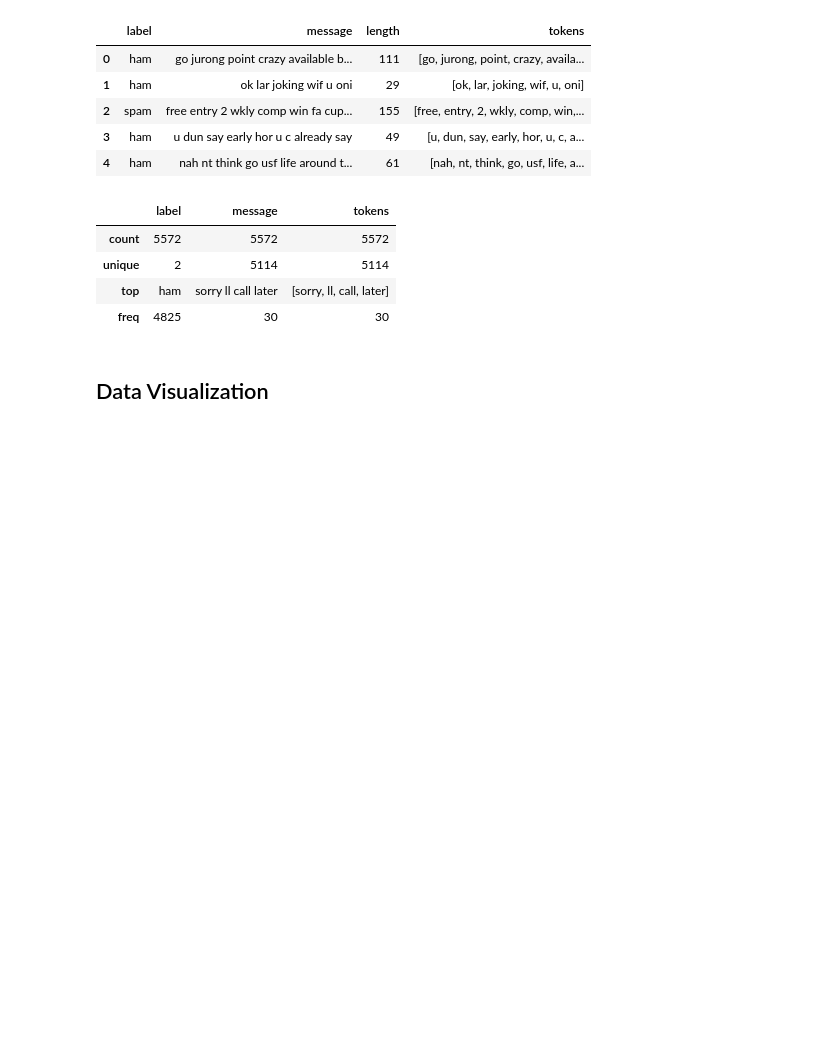
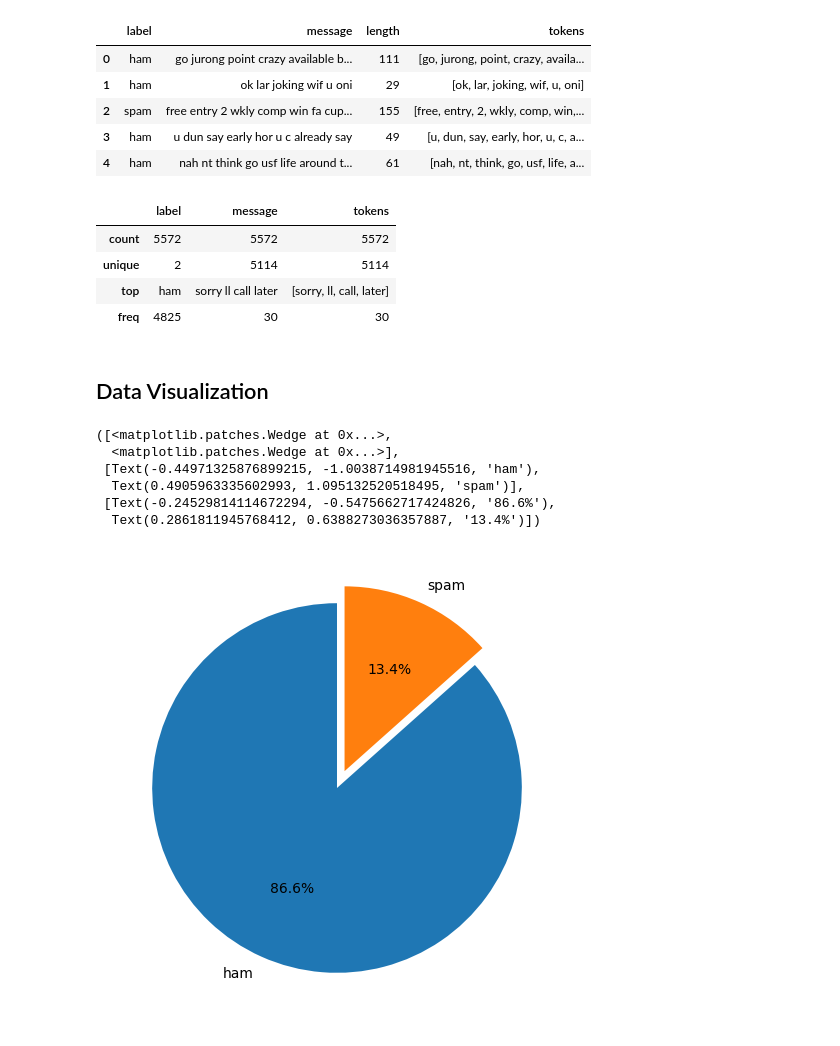
Before and after one commit to AnubhavYadavBCA25/Spam-Classification-Project, a Jupyter notebook: notebooks/EDA.ipynb, the cells around one changed output. Cells and saved outputs as stored; diff of their text form; code cells hidden in the pictures; blank space fills up the shorter version.

```diff
--- a/notebooks/EDA.ipynb
+++ b/notebooks/EDA.ipynb
@@ -205,3 +205,15 @@ df.describe(include='object')
 # distribution of label column using pie chart
 fig = px.pie(df, names='label', title='Distribution of label column')
 fig.show()
+# %%
+# label distribution using matplotlib
+plt.figure(figsize=(8, 6))
+plt.pie(df['label'].value_counts(), labels=['ham', 'spam'], autopct='%1.1f%%', startangle=90, explode=(0, 0.1))
+# %% [output]
+([<matplotlib.patches.Wedge at 0x...>,
+  <matplotlib.patches.Wedge at 0x...>],
+ [Text(-0.44971325876899215, -1.0038714981945516, 'ham'),
+  Text(0.4905963335602993, 1.095132520518495, 'spam')],
+ [Text(-0.24529814114672294, -0.5475662717424826, '86.6%'),
+  Text(0.2861811945768412, 0.6388273036357887, '13.4%')])
+[figure, added]
```
